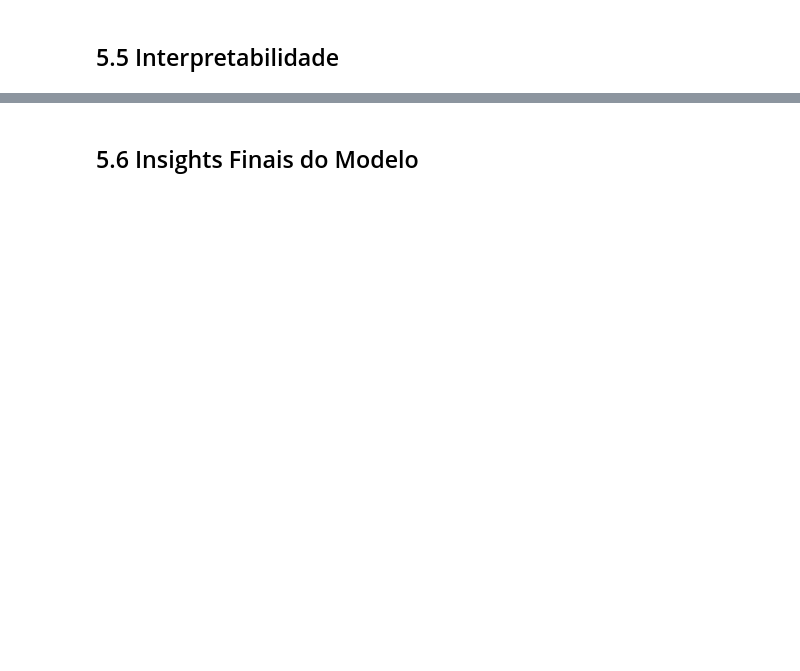
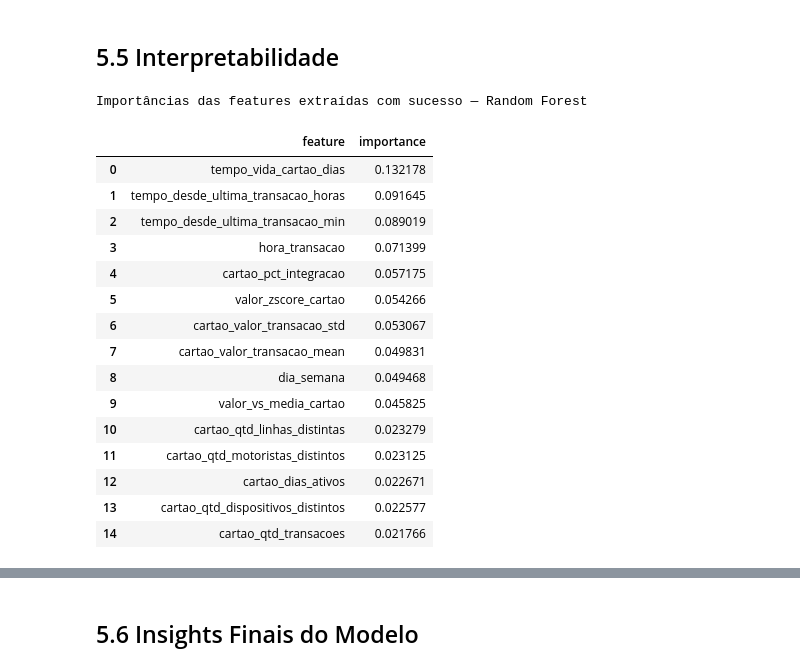
Before and after one commit to lpdata/fraude_bilhetagem, a Jupyter notebook: notebooks/03_modelagem.ipynb, the cells around one changed output, grey strips where cells are left out. Cells and saved outputs as stored; diff of their text form; code cells hidden in the pictures; blank space fills up the shorter version.

```diff
--- a/notebooks/03_modelagem.ipynb
+++ b/notebooks/03_modelagem.ipynb
@@ -1612,2 +1974,52 @@ Número de folhas: 19
 # %% [markdown]
 ## 5.5 Interpretabilidade
+# %%
+# acessar o modelo treinado
+rf_model_fitted = rf_pipeline.named_steps["model"]
+
+# importâncias das features
+rf_importances = rf_model_fitted.feature_importances_
+
+# nomes das features após o pré-processamento
+feature_names_num = numerical_features
+
+feature_names_cat = (
+    rf_pipeline
+    .named_steps["preprocessor"]
+    .named_transformers_["cat"]
+    .named_steps["encoder"]
+    .get_feature_names_out(categorical_features)
+    .tolist()
+)
+
+feature_names_rf = feature_names_num + feature_names_cat
+
+rf_importance_df = (
+    pd.DataFrame({
+        "feature": feature_names_rf,
+        "importance": rf_importances
+    })
+    .sort_values("importance", ascending=False)
+    .reset_index(drop=True)
+)
+
+print("Importâncias das features extraídas com sucesso — Random Forest")
+display(rf_importance_df.head(15))
+# %% [output]
+Importâncias das features extraídas com sucesso — Random Forest
+|  | feature | importance |
+| 0 | tempo_vida_cartao_dias | 0.132178 |
+| 1 | tempo_desde_ultima_transacao_horas | 0.091645 |
+| 2 | tempo_desde_ultima_transacao_min | 0.089019 |
+| 3 | hora_transacao | 0.071399 |
+| 4 | cartao_pct_integracao | 0.057175 |
+| 5 | valor_zscore_cartao | 0.054266 |
+| 6 | cartao_valor_transacao_std | 0.053067 |
+| 7 | cartao_valor_transacao_mean | 0.049831 |
+| 8 | dia_semana | 0.049468 |
+| 9 | valor_vs_media_cartao | 0.045825 |
+| 10 | cartao_qtd_linhas_distintas | 0.023279 |
+| 11 | cartao_qtd_motoristas_distintos | 0.023125 |
+| 12 | cartao_dias_ativos | 0.022671 |
+| 13 | cartao_qtd_dispositivos_distintos | 0.022577 |
+| 14 | cartao_qtd_transacoes | 0.021766 |
```
Also changed, not shown: parts of 25 cells of this notebook.
